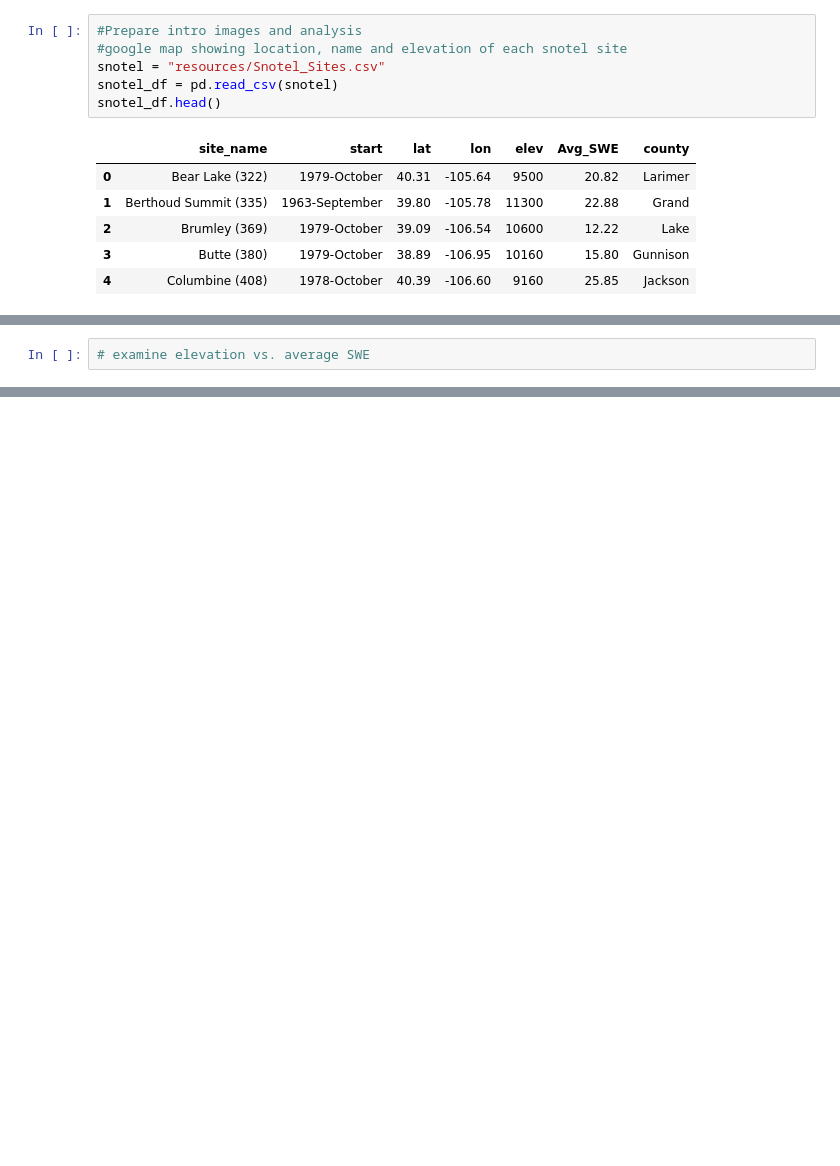
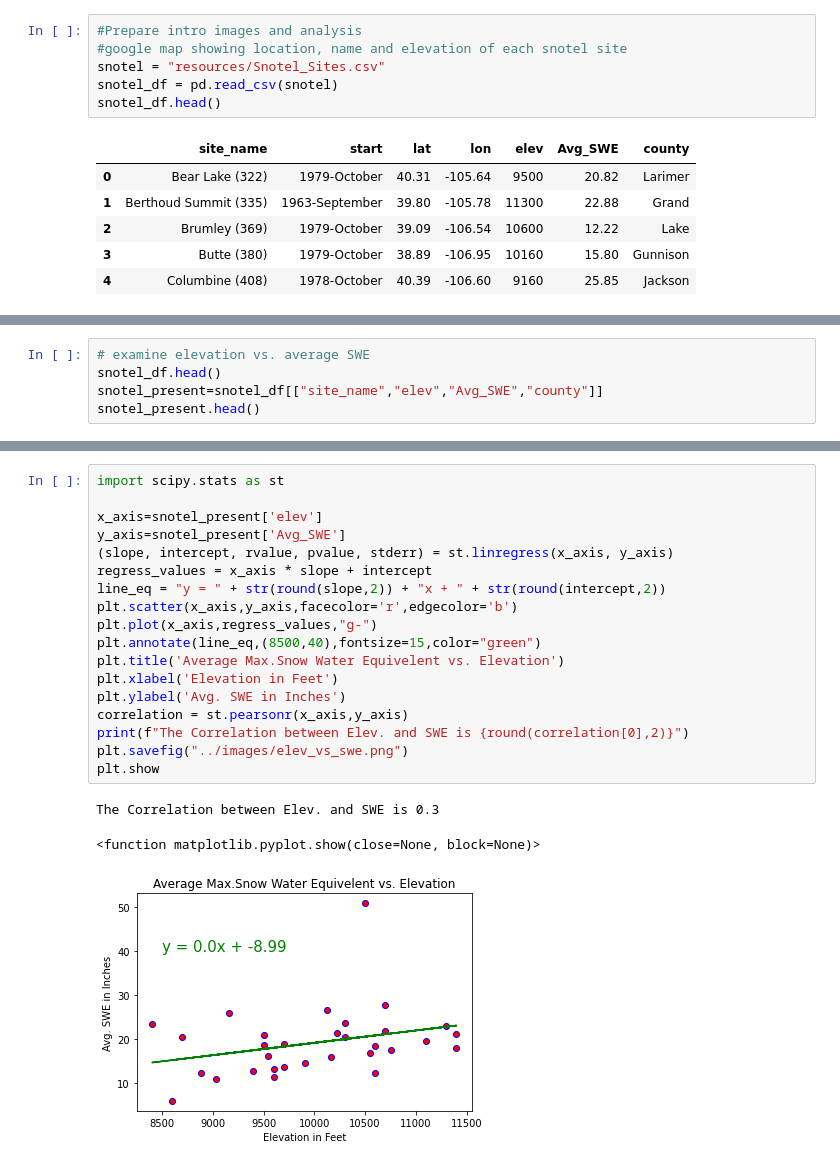
Before and after one commit to ajhibshman/Snow-Prediction-Almanac, a Jupyter notebook: notebooks/snotels.ipynb, the cells around one changed output, grey strips where cells are left out. Drawn from its saved outputs; the diff is of its cells as text; blank space fills up the shorter version.

```diff
--- a/notebooks/snotels.ipynb
+++ b/notebooks/snotels.ipynb
@@ -44,2 +71,5 @@ fig
 # %%
 # examine elevation vs. average SWE
+snotel_df.head()
+snotel_present=snotel_df[["site_name","elev","Avg_SWE","county"]]
+snotel_present.head()
@@ -45,0 +83,22 @@ fig
+# %%
+import scipy.stats as st
+
+x_axis=snotel_present['elev']
+y_axis=snotel_present['Avg_SWE']
+(slope, intercept, rvalue, pvalue, stderr) = st.linregress(x_axis, y_axis)
+regress_values = x_axis * slope + intercept
+line_eq = "y = " + str(round(slope,2)) + "x + " + str(round(intercept,2))
+plt.scatter(x_axis,y_axis,facecolor='r',edgecolor='b')
+plt.plot(x_axis,regress_values,"g-")
+plt.annotate(line_eq,(8500,40),fontsize=15,color="green")
+plt.title('Average Max.Snow Water Equivelent vs. Elevation')
+plt.xlabel('Elevation in Feet')
+plt.ylabel('Avg. SWE in Inches')
+correlation = st.pearsonr(x_axis,y_axis)
+print(f"The Correlation between Elev. and SWE is {round(correlation[0],2)}")
+plt.savefig("../images/elev_vs_swe.png")
+plt.show
+# %% [output]
+The Correlation between Elev. and SWE is 0.3
+<function matplotlib.pyplot.show(close=None, block=None)>
+[figure, added]
```
Also changed, not shown: parts of 4 cells of this notebook, 29 other files.
